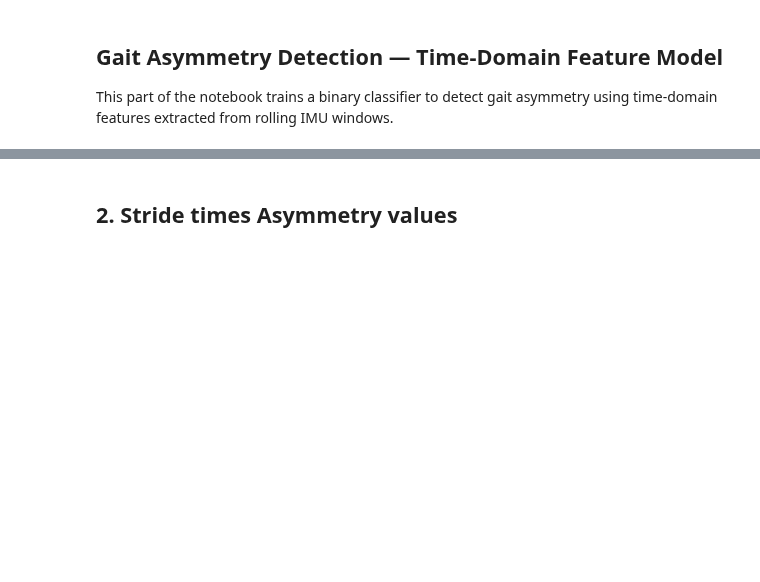
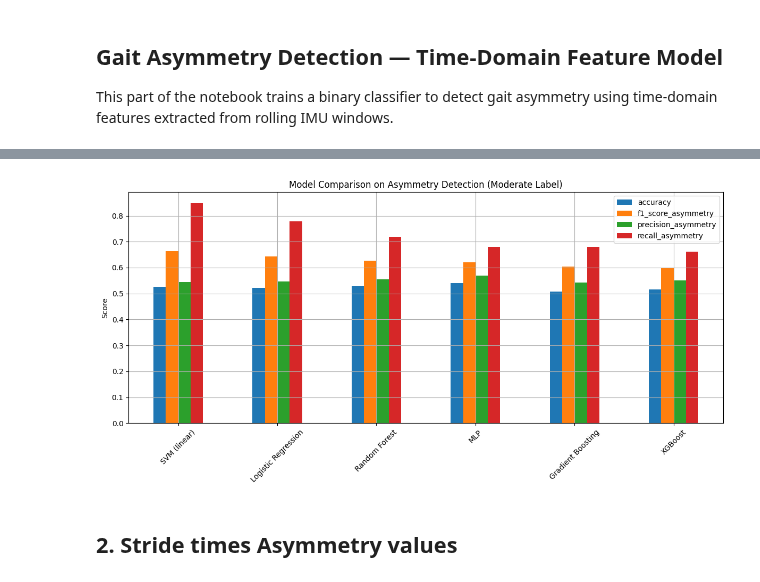
Before and after one commit to StamatisOrfanos/GaitRehab, a Jupyter notebook: gait_detection.ipynb, the cells around one changed output, grey strips where cells are left out. Cells and saved outputs as stored; diff of their text form; code cells hidden in the pictures; blank space fills up the shorter version.

```diff
--- a/gait_detection.ipynb
+++ b/gait_detection.ipynb
@@ -87,10 +113,4 @@ This part of the notebook trains a binary classifier to detect gait asymmetry us
 # %%
-# Load Dataset
-df = pd.read_csv("detection_time_domain.csv")
-
-# Filter for Gait Windows Only (label 0 or 1)
-df_gait = df[df['label_moderate'].isin([0, 1])].copy()
-
 # Define Features and Labels
 feature_cols = [
     'gyro-right-z-axis-max', 'gyro-left-z-axis-max',
@@ -99,9 +119,9 @@ feature_cols = [
     'accel-right-z-axis-min', 'accel-left-z-axis-min'
 ]
 
-X = df_gait[feature_cols].values
-y = df_gait['label_moderate'].values
-groups = df_gait['patient_id'].values
+X = data_time_domain_gait[feature_cols].values
+y = data_time_domain_gait['label_moderate'].values
+groups = data_time_domain_gait['patient_id'].values
 
 # Normalize Features
 scaler = StandardScaler()
@@ -109,25 +129,60 @@ X_scaled = scaler.fit_transform(X)
 
 # Cross-Validation Setup
 gkf = GroupKFold(n_splits=5)
-model = RandomForestClassifier(n_estimators=100, random_state=8)
 
-# Training and Evaluation
-y_true_all, y_pred_all = [], []
+# Define All Models to Compare
+models = {
+    "Random Forest": RandomForestClassifier(n_estimators=100, random_state=42),
+    "Logistic Regression": LogisticRegression(max_iter=1000),
+    "Gradient Boosting": GradientBoostingClassifier(),
+    "MLP": MLPClassifier(hidden_layer_sizes=(50,), max_iter=3000, alpha=1e-4),
+    "SVM (linear)": SVC(kernel='linear', probability=True),
+    "XGBoost": xgb.XGBClassifier(eval_metric='logloss')
+}
 
-for fold, (train_idx, test_idx) in enumerate(gkf.split(X_scaled, y, groups)):
-    print(f"Fold {fold + 1}")
-    model.fit(X_scaled[train_idx], y[train_idx])
-    y_pred = model.predict(X_scaled[test_idx])
 
-    y_true_all.extend(y[test_idx])
-    y_pred_all.extend(y_pred)
+# Train and Evaluate All Models
+results = {}
 
-    print(classification_report(y[test_idx], y_pred, digits=3))
+for name, model in models.items():
+    print(f"\nTraining model: {name}")
+    y_true_all, y_pred_all = [], []
 
-# Confusion Matrix
-cm = confusion_matrix(y_true_all, y_pred_all)
-sns.heatmap(cm, annot=True, fmt="d", cmap="Blues", xticklabels=["Symmetric", "Asymmetric"], yticklabels=["Symmetric", "Asymmetric"])
-plt.title("Overall Confusion Matrix (5-fold Group CV)")
-plt.xlabel("Predicted")
-plt.ylabel("True")
+    # Training and Evaluation
+    for fold, (train_idx, test_idx) in enumerate(gkf.split(X_scaled, y, groups)):
+            model.fit(X_scaled[train_idx], y[train_idx])
+            y_pred = model.predict(X_scaled[test_idx])
+            y_true_all.extend(y[test_idx])
+            y_pred_all.extend(y_pred)
+
+    report = classification_report(y_true_all, y_pred_all, output_dict=True)
+    results[name] = report
+    print(classification_report(y_true_all, y_pred_all, digits=3))
+
+
+
+# Compare Models (Accuracy and F1)
+summary = pd.DataFrame({
+    model: {
+        "accuracy": results[model]["accuracy"],
+        "f1_score_asymmetry": results[model]["1"]["f1-score"],
+        "precision_asymmetry": results[model]["1"]["precision"],
+        "recall_asymmetry": results[model]["1"]["recall"]
+    }
+    for model in results
+}).T
+
+
+summary = summary.sort_values(by="f1_score_asymmetry", ascending=False)
+print("\n Model Comparison Summary:")
+display(summary)
+
+# ## Plot Summary
+summary.plot(kind="bar", figsize=(12,6))
+plt.title("Model Comparison on Asymmetry Detection (Moderate Label)")
+plt.ylabel("Score")
+plt.grid(True)
+plt.xticks(rotation=45)
+plt.tight_layout()
 plt.show()
+# %% [output]
@@ -134,3 +213,4 @@ plt.show()
+[figure, added]
 # %% [markdown]
 ## 2. Stride times Asymmetry values
 # %% [markdown]
```
Also changed, not shown: parts of 3 cells of this notebook, 3 other files.
